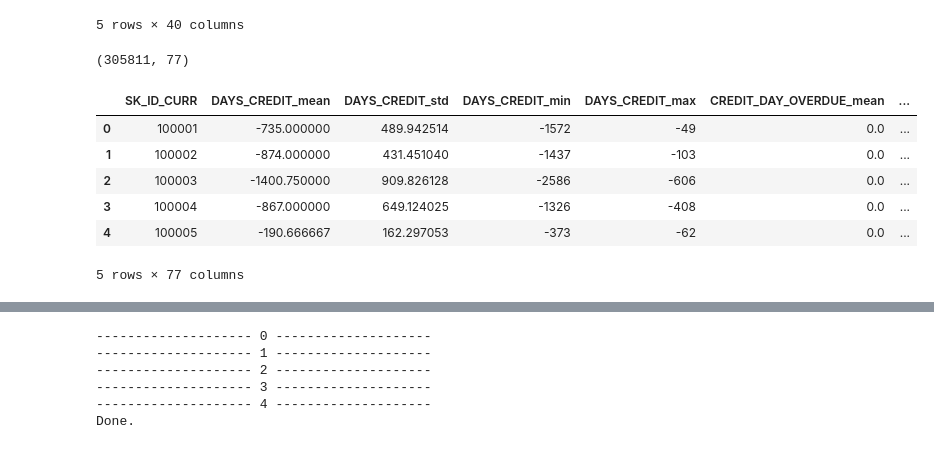
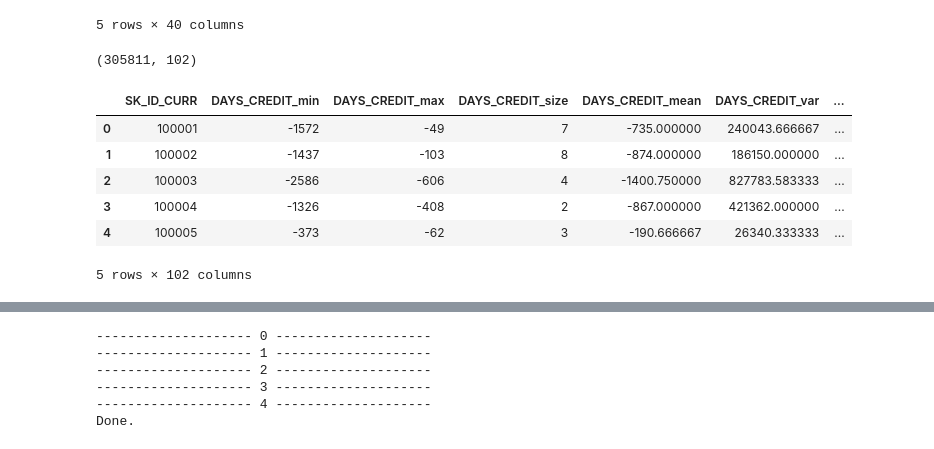
Before and after one commit to nekonabesan/kaggle_study, a Jupyter notebook: hcdr/Xgb_parameter_chuning_02.ipynb, the cells around one changed output, grey strips where cells are left out. Cells and saved outputs as stored; diff of their text form; code cells hidden in the pictures.

```diff
--- a/hcdr/Xgb_parameter_chuning_02.ipynb
+++ b/hcdr/Xgb_parameter_chuning_02.ipynb
@@ -647,0 +908,4 @@ col_ohe
+# %%
+# Some new features 2022/06/14
+pos_ohe['pos CNT_INSTALMENT_more_CNT_INSTALMENT_FUTURE'] = (pos_ohe['CNT_INSTALMENT'] > pos_ohe['CNT_INSTALMENT_FUTURE']).astype(int)
+pos_ohe.head()
@@ -1012,7 +1307,7 @@ df_submit.to_csv(
 ### previous applicationの読み込み
 # %%
 previous = previous_application_origin.copy()
-previous = baseline.reduce_mem_usage(credit)
+previous = baseline.reduce_mem_usage(previous)
 print(previous.shape)
 previous.head()
 # %% [output]
@@ -1290,12 +1639,12 @@ installments_ohe = installments_ohe.rename(columns={'SK_ID_PREV': 'SK_ID_PREV_IP
 installments_ohe_agg = installments_ohe.groupby('SK_ID_CURR').agg(
     {
         # 数値変数の集約
-        'NUM_INSTALMENT_VERSION': ['mean', 'std', 'min', 'max']
-        ,'NUM_INSTALMENT_NUMBER': ['mean', 'std', 'min', 'max']
-        ,'DAYS_INSTALMENT': ['mean', 'std', 'min', 'max']
-        ,'DAYS_ENTRY_PAYMENT': ['mean', 'std', 'min', 'max']
-        ,'AMT_INSTALMENT': ['mean', 'std', 'min', 'max']
-        ,'AMT_PAYMENT': ['mean', 'std', 'min', 'max']
+        'NUM_INSTALMENT_VERSION': ['min', 'max', 'size', 'mean', 'var', 'sum']
+        ,'NUM_INSTALMENT_NUMBER': ['min', 'max', 'size', 'mean', 'var', 'sum']
+        ,'DAYS_INSTALMENT': ['min', 'max', 'size', 'mean', 'var', 'sum']
+        ,'DAYS_ENTRY_PAYMENT': ['min', 'max', 'size', 'mean', 'var', 'sum']
+        ,'AMT_INSTALMENT': ['min', 'max', 'size', 'mean', 'var', 'sum']
+        ,'AMT_PAYMENT': ['min', 'max', 'size', 'mean', 'var', 'sum']
         # IDのユニーク数をカウント
         ,"SK_ID_PREV_IP":["count", "nunique"]
     }
@@ -1457,7 +1806,7 @@ Decreased by -56283785.5%
 for col in bureau.columns:
     bureau[col] = bureau[col].replace('\s', '_', regex=True)
     bureau[col] = bureau[col].replace(':', '_', regex=True)
-    bureau[col] = bureau[col].replace('/', '_'a, regex=True)
+    bureau[col] = bureau[col].replace('/', '_', regex=True)
 
 bureau.head()
 # %% [output]
@@ -1560,18 +1909,18 @@ bureau_ohe.head()
 bureau_ohe_agg = bureau_ohe.groupby('SK_ID_CURR').agg(
     {
         # 数値変数の集約
-        'DAYS_CREDIT': ['mean', 'std', 'min', 'max']
-        ,'CREDIT_DAY_OVERDUE': ['mean', 'std', 'min', 'max']
-        ,'DAYS_CREDIT_ENDDATE': ['mean', 'std', 'min', 'max']
-        ,'DAYS_ENDDATE_FACT': ['mean', 'std', 'min', 'max']
-        ,'AMT_CREDIT_MAX_OVERDUE': ['mean', 'std', 'min', 'max']
-        ,'CNT_CREDIT_PROLONG': ['mean', 'std', 'min', 'max']
-        ,'AMT_CREDIT_SUM': ['mean', 'std', 'min', 'max']
-        ,'AMT_CREDIT_SUM_DEBT': ['mean', 'std', 'min', 'max']
-        ,'AMT_CREDIT_SUM_LIMIT': ['mean', 'std', 'min', 'max']
-        ,'AMT_CREDIT_SUM_OVERDUE': ['mean', 'std', 'min', 'max']
-        ,'DAYS_CREDIT_UPDATE': ['mean', 'std', 'min', 'max']
-        ,'AMT_ANNUITY': ['mean', 'std', 'min', 'max']
+        'DAYS_CREDIT': ['min', 'max', 'size', 'mean', 'var', 'sum']
+        ,'CREDIT_DAY_OVERDUE': ['min', 'max', 'size', 'mean', 'var', 'sum']
+        ,'DAYS_CREDIT_ENDDATE': ['min', 'max', 'size', 'mean', 'var', 'sum']
+        ,'DAYS_ENDDATE_FACT': ['min', 'max', 'size', 'mean', 'var', 'sum']
+        ,'AMT_CREDIT_MAX_OVERDUE': ['min', 'max', 'size', 'mean', 'var', 'sum']
+        ,'CNT_CREDIT_PROLONG': ['min', 'max', 'size', 'mean', 'var', 'sum']
+        ,'AMT_CREDIT_SUM': ['min', 'max', 'size', 'mean', 'var', 'sum']
+        ,'AMT_CREDIT_SUM_DEBT': ['min', 'max', 'size', 'mean', 'var', 'sum']
+        ,'AMT_CREDIT_SUM_LIMIT': ['min', 'max', 'size', 'mean', 'var', 'sum']
+        ,'AMT_CREDIT_SUM_OVERDUE': ['min', 'max', 'size', 'mean', 'var', 'sum']
+        ,'DAYS_CREDIT_UPDATE': ['min', 'max', 'size', 'mean', 'var', 'sum']
+        ,'AMT_ANNUITY': ['min', 'max', 'size', 'mean', 'var', 'sum']
         #
         ,'CREDIT_TYPE_Another_type_of_loan': ['mean']
         ,'CREDIT_TYPE_Car_loan': ['mean']
@@ -1600,41 +1949,45 @@ bureau_ohe_agg = bureau_ohe.groupby('SK_ID_CURR').agg(
         ,'CREDIT_CURRENCY_currency_4': ['mean']
         ,'CREDIT_CURRENCY_nan': ['mean']
         ,'CREDIT_TYPE_Another_type_of_loan': ['mean']
         ,'CREDIT_TYPE_Car_loan': ['mean']
         ,'CREDIT_TYPE_Cash_loan_(non-earmarked)': ['mean']
         ,'CREDIT_TYPE_Consumer_credit': ['mean']
         ,'CREDIT_TYPE_Credit_card': ['mean']
         ,'CREDIT_TYPE_Interbank_credit': ['mean']
         ,'CREDIT_TYPE_Loan_for_business_development': ['mean']
         ,'CREDIT_TYPE_Loan_for_purchase_of_shares_(margin_lending)': ['mean']
         ,'CREDIT_TYPE_Loan_for_the_purchase_of_equipment': ['mean']
         ,'CREDIT_TYPE_Loan_for_working_capital_replenishment': ['mean']
         ,'CREDIT_TYPE_Microloan': ['mean']
         ,'CREDIT_TYPE_Mobile_operator_loan': ['mean']
         ,'CREDIT_TYPE_Mortgage': ['mean']
         ,'CREDIT_TYPE_Real_estate_loan': ['mean']
         ,'CREDIT_TYPE_Unknown_type_of_loan': ['mean']
         ,'CREDIT_TYPE_nan': ['mean']
         # IDのユニーク数をカウント
         ,'SK_ID_BUREAU_BUREAU': ["count", "nunique"]
     }
 )
 
 # カラム名の付与
 bureau_ohe_agg.columns = [i + "_" + j for i,j in bureau_ohe_agg.columns]
 bureau_ohe_agg = bureau_ohe_agg.reset_index(drop=False)
 
+#
+bureau_ohe_agg['debt_credit_ratio_None'] = bureau_ohe_agg['AMT_CREDIT_SUM_DEBT_sum'] / bureau_ohe_agg['AMT_CREDIT_SUM_sum']
+
+
 print(bureau_ohe_agg.shape)
 bureau_ohe_agg.head()
 # %% [output]
-(305811, 77)
+(305811, 102)
-|  | SK_ID_CURR | DAYS_CREDIT_mean | DAYS_CREDIT_std | DAYS_CREDIT_min | DAYS_CREDIT_max | CREDIT_DAY_OVERDUE_mean | ... |
-| 0 | 100001 | -735.000000 | 489.942514 | -1572 | -49 | 0.0 | ... |
-| 1 | 100002 | -874.000000 | 431.451040 | -1437 | -103 | 0.0 | ... |
-| 2 | 100003 | -1400.750000 | 909.826128 | -2586 | -606 | 0.0 | ... |
-| 3 | 100004 | -867.000000 | 649.124025 | -1326 | -408 | 0.0 | ... |
-| 4 | 100005 | -190.666667 | 162.297053 | -373 | -62 | 0.0 | ... |
+|  | SK_ID_CURR | DAYS_CREDIT_min | DAYS_CREDIT_max | DAYS_CREDIT_size | DAYS_CREDIT_mean | DAYS_CREDIT_var | ... |
+| 0 | 100001 | -1572 | -49 | 7 | -735.000000 | 240043.666667 | ... |
+| 1 | 100002 | -1437 | -103 | 8 | -874.000000 | 186150.000000 | ... |
+| 2 | 100003 | -2586 | -606 | 4 | -1400.750000 | 827783.583333 | ... |
+| 3 | 100004 | -1326 | -408 | 2 | -867.000000 | 421362.000000 | ... |
+| 4 | 100005 | -373 | -62 | 3 | -190.666667 | 26340.333333 | ... |
-5 rows × 77 columns
+5 rows × 102 columns
 # %%
 # infをnanへ置換
 bureau_ohe_agg = bureau_ohe_agg.replace([np.inf, -np.inf], np.nan)
```
Also changed, not shown: parts of 75 cells of this notebook, 3 other files.
